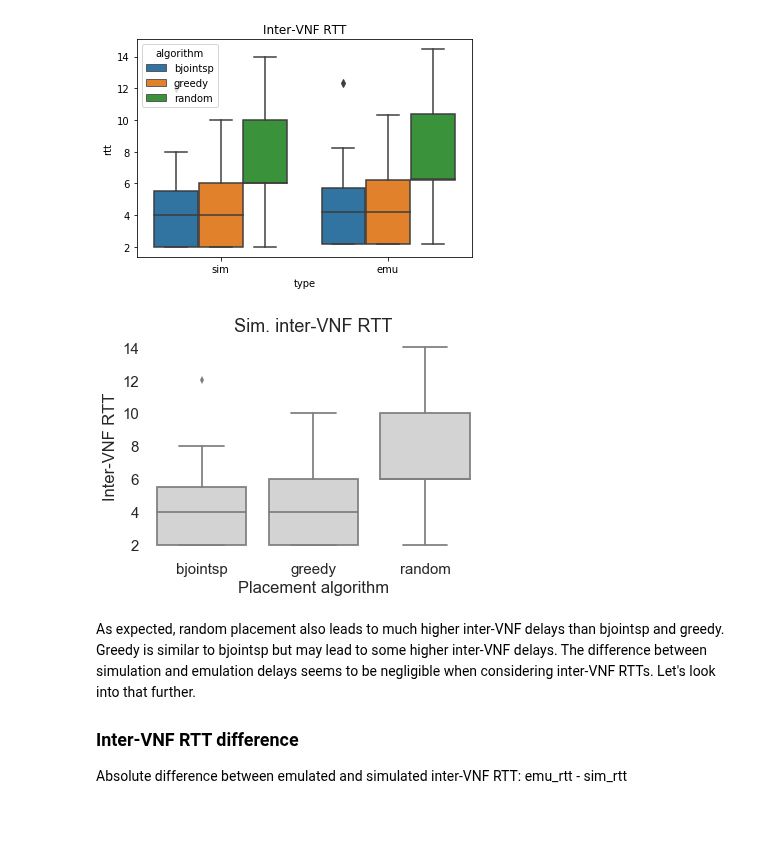
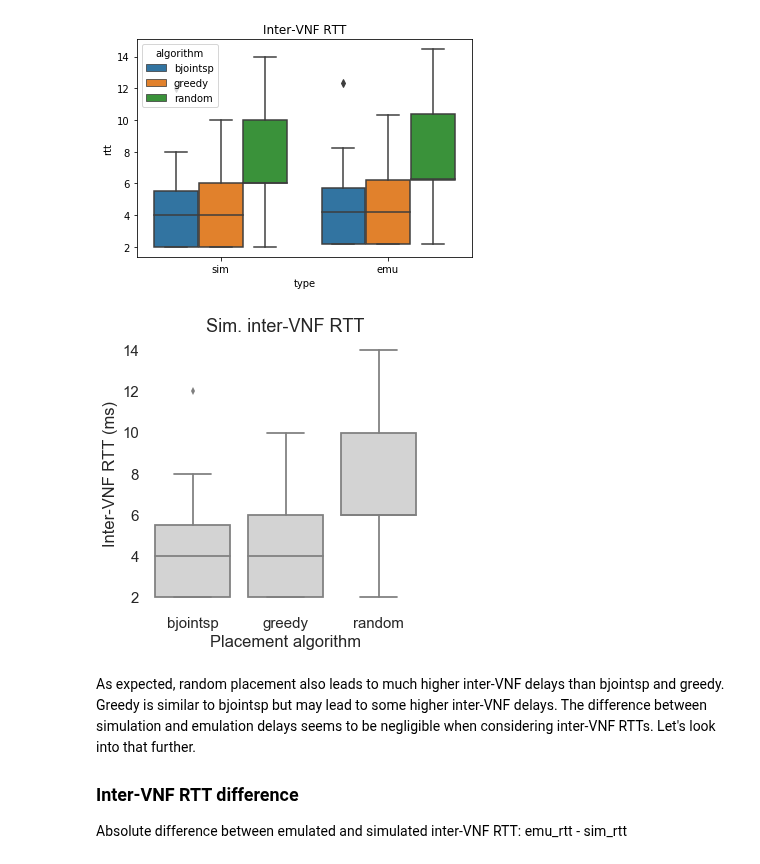
Before and after one commit to CN-UPB/placement-emulation, a Jupyter notebook: eval/eval_abilene.ipynb, the cells around one changed output. Drawn from its saved outputs; the diff is of its cells as text; code cells hidden in the pictures; blank space fills up the shorter version.

Commit message:
minor updated of plots (size, etc)

```diff
--- a/eval/eval_abilene.ipynb
+++ b/eval/eval_abilene.ipynb
@@ -78,16 +78,16 @@ Text(0.5,1,'Inter-VNF RTT')
 [figure]
 # %%
 # tuned figure for paper: focus on sim_rtt (emu_rtt similar and checked later)
-fig, ax = plt.subplots()
+fig, ax = plt.subplots(figsize=(5,5))
 sns.set(font_scale=1.5)
 sns.boxplot(x='algorithm', y='sim_rtt', data=vnf_df, color='lightgrey', ax=ax)
 ax.set_title('Sim. inter-VNF RTT')
 ax.set_xlabel('Placement algorithm')
-ax.set_ylabel('Inter-VNF RTT')
+ax.set_ylabel('Inter-VNF RTT (ms)')
 ax.set_facecolor('white')
 fig.savefig('plots/abilene_sim_vnf_rtt.pdf', bbox_inches='tight')
 # %% [output]
-[figure, old version]
+[figure, new version]
 # %% [markdown]
 As expected, random placement also leads to much higher inter-VNF delays than bjointsp and greedy. Greedy is similar to bjointsp but may lead to some higher inter-VNF delays.
 The difference between simulation and emulation delays seems to be negligible when considering inter-VNF RTTs. Let's look into that further.
```
Also changed, not shown: parts of 4 cells of this notebook, 5 other files.
